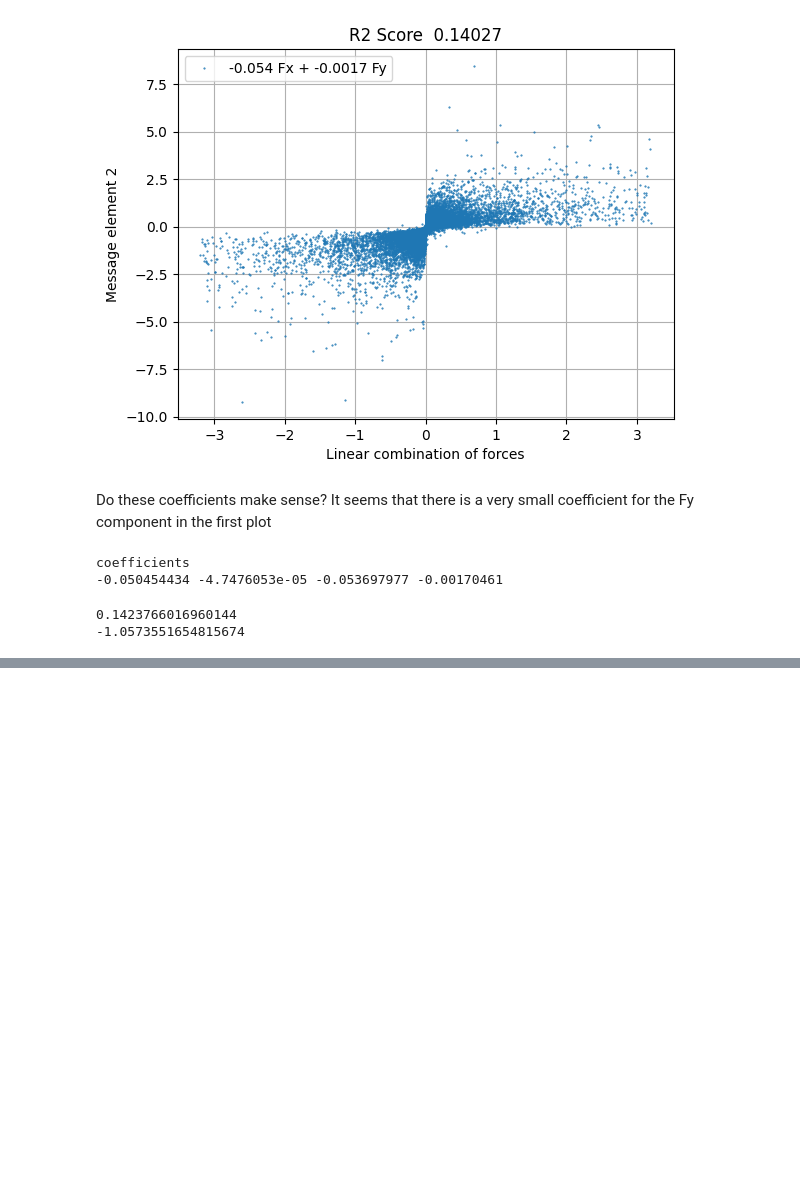
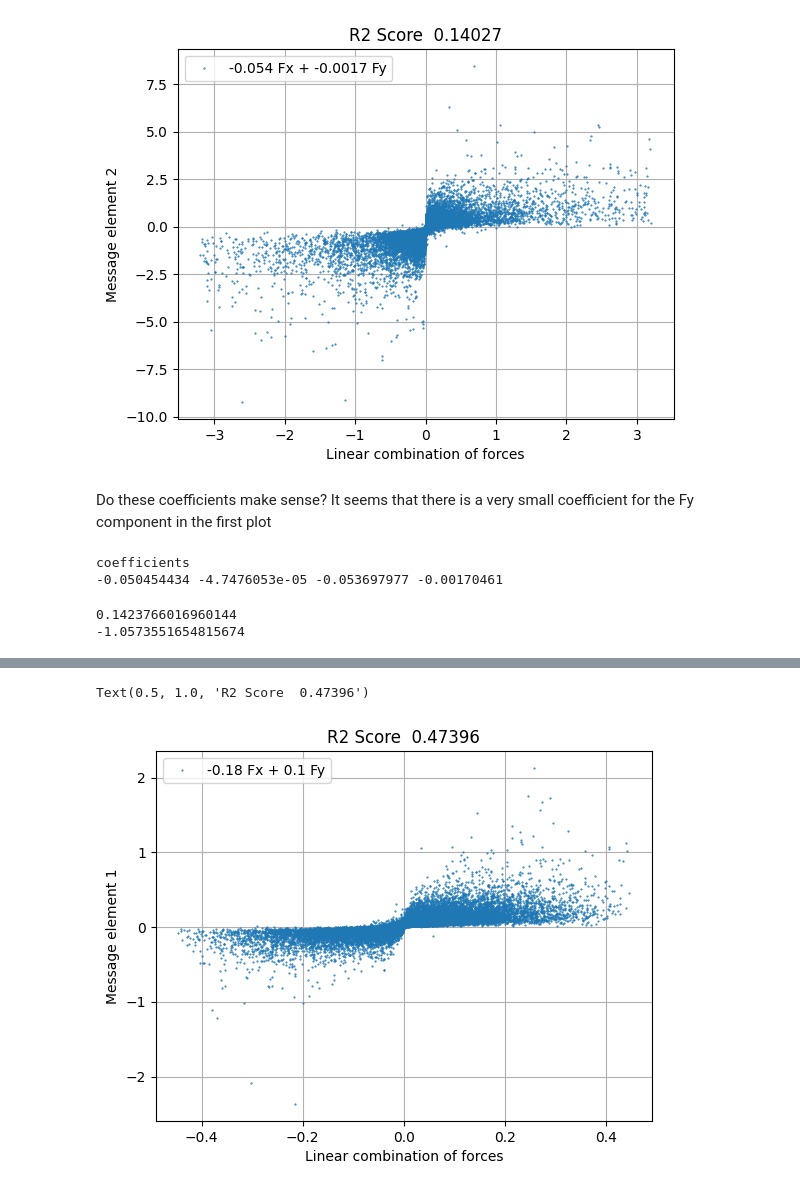
Before and after one commit to elizabethsztan/symbolic_distillation_GNNs, a Jupyter notebook: testing/latent_representation.ipynb, the cells around one changed output, grey strips where cells are left out. Drawn from its saved outputs; the diff is of its cells as text; code cells hidden in the pictures; blank space fills up the shorter version.

```diff
--- a/testing/latent_representation.ipynb
+++ b/testing/latent_representation.ipynb
@@ -517,0 +321,21 @@ new best validation loss: 0.6466
+# %%
+message_info, message_features = get_message_features(model_l1, X_test_rand)
+best_messages = get_important_features(message_features)
+_, fx, fy = get_force(message_info)
+fx_c, fy_c, best_messages_c = remove_outliers(fx, fy, best_messages, perc=10)
+a,b = fit_coefficients(best_messages_c[:,0], fx_c, fy_c)
+c,d = fit_coefficients(best_messages_c[:,1], fx_c, fy_c)
+# %%
+lin_combo1 = a*fx_c +b*fy_c
+
+message1_r2 = r2_score (best_messages_c[:,0], lin_combo1) #calc r2 score
+
+plt.plot(lin_combo1, best_messages_c[:,0], 'o', markersize = '0.5', label = f"{a:.2g} Fx + {b:.2g} Fy")
+plt.grid()
+plt.xlabel(f"Linear combination of forces")
+plt.ylabel(f"Message element 1")
+plt.legend()
+plt.title(f"R2 Score {message1_r2: .5g}")
+# %% [output]
+Text(0.5, 1.0, 'R2 Score  0.47396')
+[figure, added]
```
Also changed, not shown: parts of 5 cells of this notebook.
